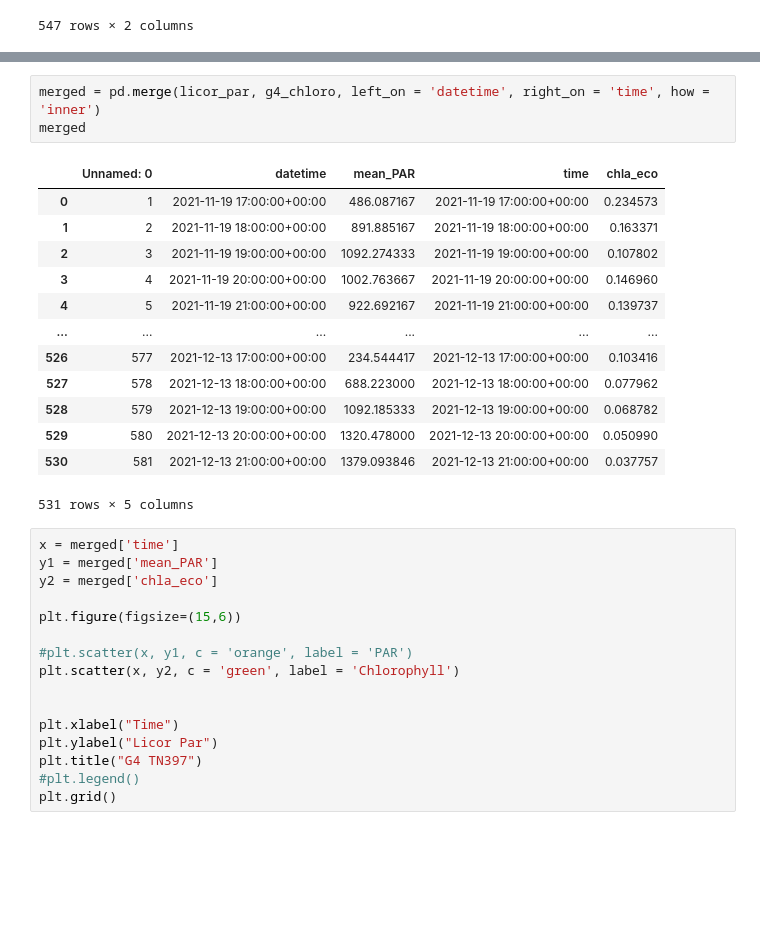
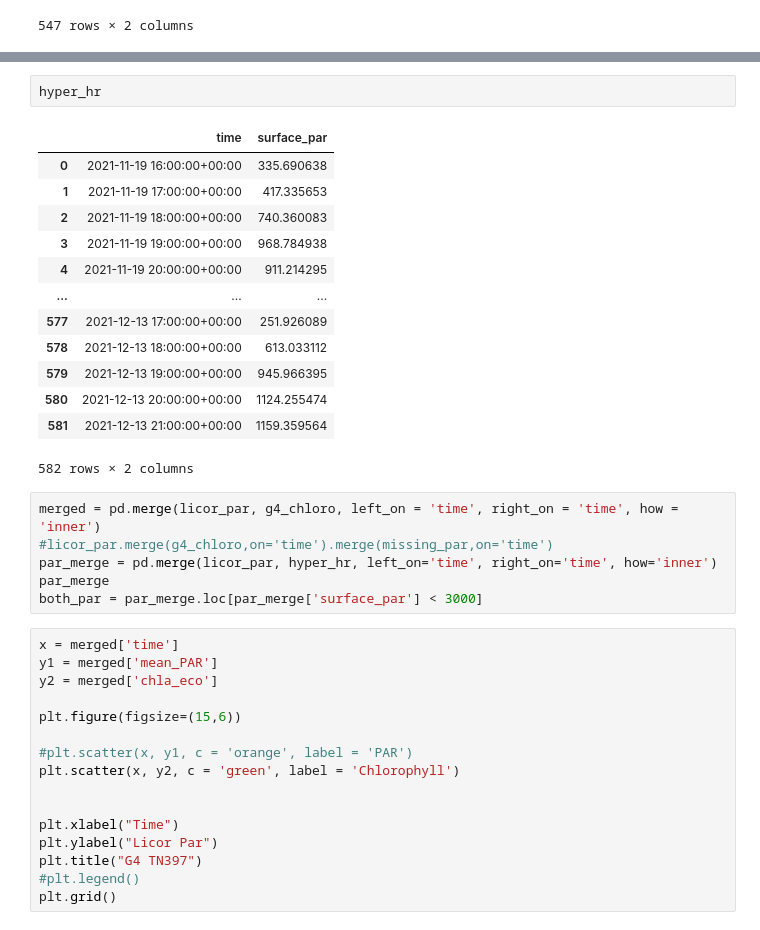
Before and after one commit to kpc02/SACNAS-2023-project, a Jupyter notebook: licor_and_chloro.ipynb, the cells around one changed output, grey strips where cells are left out. Drawn from its saved outputs; the diff is of its cells as text; blank space fills up the shorter version.

```diff
--- a/licor_and_chloro.ipynb
+++ b/licor_and_chloro.ipynb
@@ -49,20 +76,25 @@ g4_chloro
+# %%
+hyper_hr
+# %% [output]
+|  | time | surface_par |
+| 0 | 2021-11-19 16:00:00+00:00 | 335.690638 |
+| 1 | 2021-11-19 17:00:00+00:00 | 417.335653 |
+| 2 | 2021-11-19 18:00:00+00:00 | 740.360083 |
+| 3 | 2021-11-19 19:00:00+00:00 | 968.784938 |
+| 4 | 2021-11-19 20:00:00+00:00 | 911.214295 |
+| ... | ... | ... |
+| 577 | 2021-12-13 17:00:00+00:00 | 251.926089 |
+| 578 | 2021-12-13 18:00:00+00:00 | 613.033112 |
+| 579 | 2021-12-13 19:00:00+00:00 | 945.966395 |
+| 580 | 2021-12-13 20:00:00+00:00 | 1124.255474 |
+| 581 | 2021-12-13 21:00:00+00:00 | 1159.359564 |
+582 rows × 2 columns
 # %%
-merged = pd.merge(licor_par, g4_chloro, left_on = 'datetime', right_on = 'time', how = 'inner')
-merged
+merged = pd.merge(licor_par, g4_chloro, left_on = 'time', right_on = 'time', how = 'inner')
+#licor_par.merge(g4_chloro,on='time').merge(missing_par,on='time')
+par_merge = pd.merge(licor_par, hyper_hr, left_on='time', right_on='time', how='inner')
+par_merge
+both_par = par_merge.loc[par_merge['surface_par'] < 3000]
-# %% [output]
-|  | Unnamed: 0 | datetime | mean_PAR | time | chla_eco |
-| 0 | 1 | 2021-11-19 17:00:00+00:00 | 486.087167 | 2021-11-19 17:00:00+00:00 | 0.234573 |
-| 1 | 2 | 2021-11-19 18:00:00+00:00 | 891.885167 | 2021-11-19 18:00:00+00:00 | 0.163371 |
-| 2 | 3 | 2021-11-19 19:00:00+00:00 | 1092.274333 | 2021-11-19 19:00:00+00:00 | 0.107802 |
-| 3 | 4 | 2021-11-19 20:00:00+00:00 | 1002.763667 | 2021-11-19 20:00:00+00:00 | 0.146960 |
-| 4 | 5 | 2021-11-19 21:00:00+00:00 | 922.692167 | 2021-11-19 21:00:00+00:00 | 0.139737 |
-| ... | ... | ... | ... | ... | ... |
-| 526 | 577 | 2021-12-13 17:00:00+00:00 | 234.544417 | 2021-12-13 17:00:00+00:00 | 0.103416 |
-| 527 | 578 | 2021-12-13 18:00:00+00:00 | 688.223000 | 2021-12-13 18:00:00+00:00 | 0.077962 |
-| 528 | 579 | 2021-12-13 19:00:00+00:00 | 1092.185333 | 2021-12-13 19:00:00+00:00 | 0.068782 |
-| 529 | 580 | 2021-12-13 20:00:00+00:00 | 1320.478000 | 2021-12-13 20:00:00+00:00 | 0.050990 |
-| 530 | 581 | 2021-12-13 21:00:00+00:00 | 1379.093846 | 2021-12-13 21:00:00+00:00 | 0.037757 |
-531 rows × 5 columns
 # %%
 x = merged['time']
 y1 = merged['mean_PAR']
```
Also changed, not shown: parts of 3 cells of this notebook, 3 other files.
